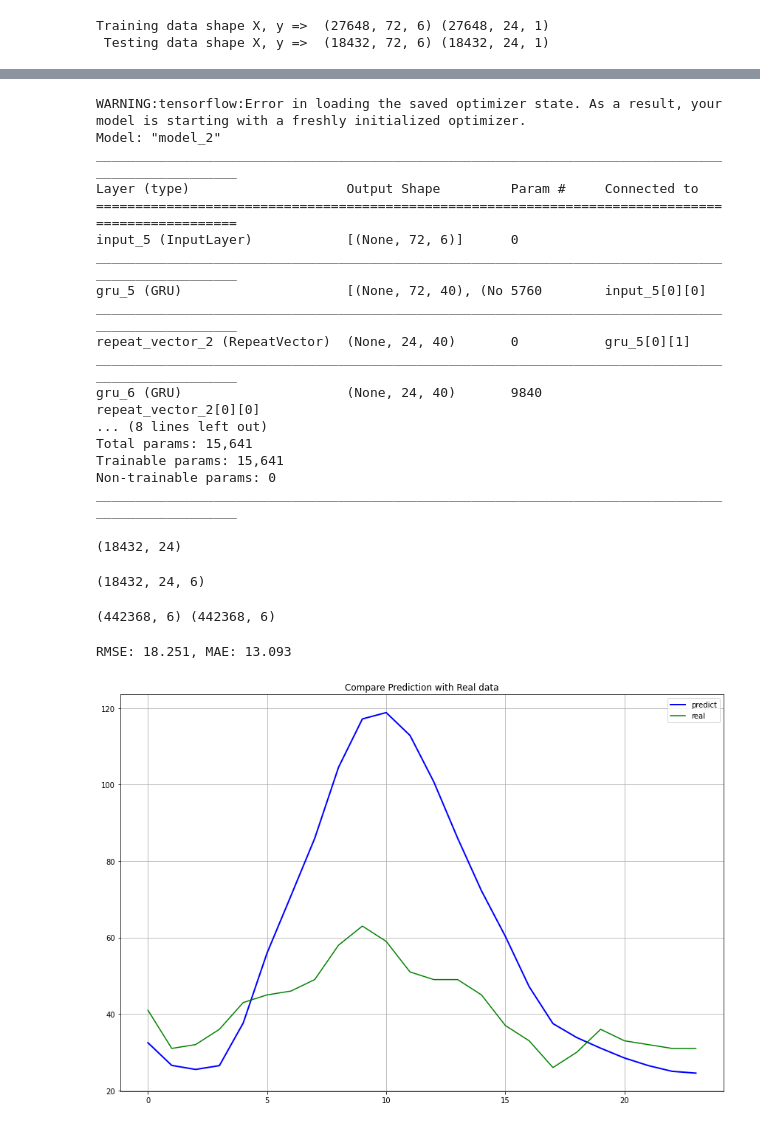
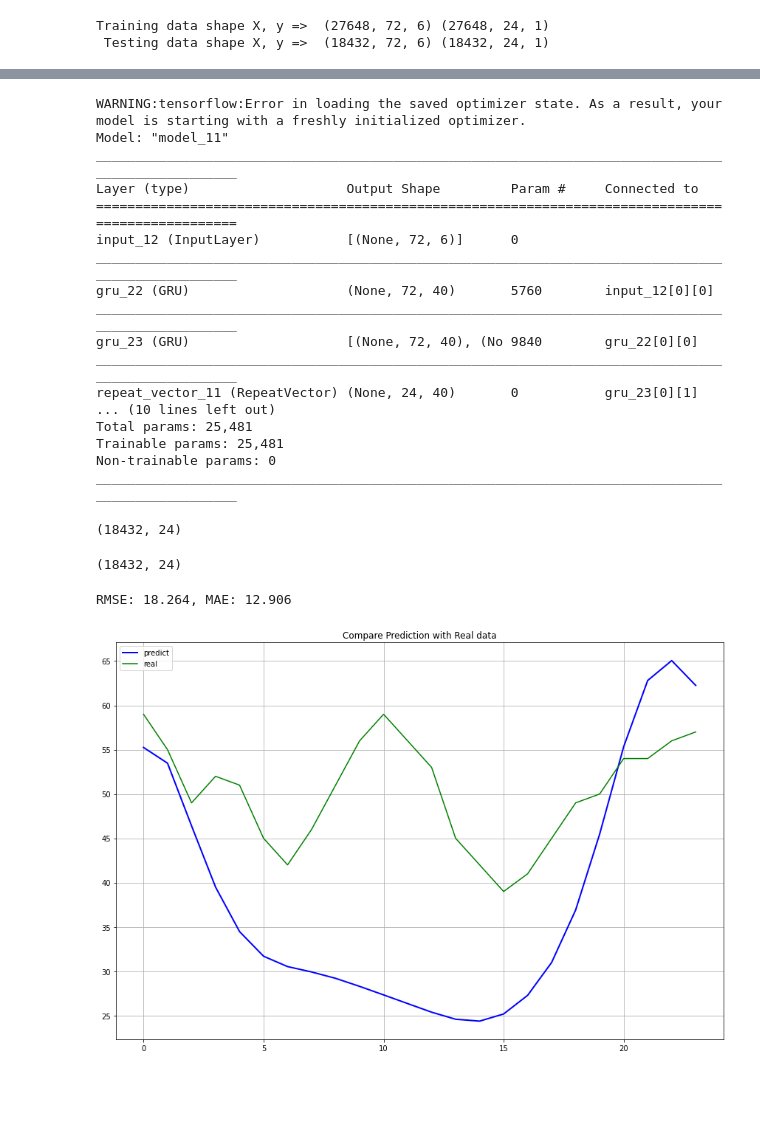
Before and after one commit to xiaopc/air_quality, a Jupyter notebook: fit.ipynb, the cells around one changed output, grey strips where cells are left out. Drawn from its saved outputs; the diff is of its cells as text; code cells hidden in the pictures; blank space fills up the shorter version.

Commit message:
🔰 new scaler 🐷 just gru

```diff
--- a/fit.ipynb
+++ b/fit.ipynb
@@ -60,8 +85,5 @@ scaler = MinMaxScaler(feature_range=(0, 1))
 # %%
-# scale, convert, filter
-values = dataset.values.astype('float32')
-scaled = scaler.fit_transform(values) # num item normalize
-
+# convert, filter
 hours_back = 3 * 24
 hours_ahead = 24
 reframed = series_to_supervised(scaled, hours_back, hours_ahead)
@@ -133,24 +150,24 @@ print(f.attrs.get('keras_version'))
 # load model
 from tensorflow.keras.models import load_model
 
-model = load_model('records/26_model.h5')
+model = load_model('records/34p_model.h5')
 model.summary()
 # %% [output]
 WARNING:tensorflow:Error in loading the saved optimizer state. As a result, your model is starting with a freshly initialized optimizer.
-Model: "model_2"
+Model: "model_11"
 __________________________________________________________________________________________________
 Layer (type)                    Output Shape         Param #     Connected to
 ==================================================================================================
-input_5 (InputLayer)            [(None, 72, 6)]      0
+input_12 (InputLayer)           [(None, 72, 6)]      0
 __________________________________________________________________________________________________
-gru_5 (GRU)                     [(None, 72, 40), (No 5760        input_5[0][0]
+gru_22 (GRU)                    (None, 72, 40)       5760        input_12[0][0]
 __________________________________________________________________________________________________
-repeat_vector_2 (RepeatVector)  (None, 24, 40)       0           gru_5[0][1]
+gru_23 (GRU)                    [(None, 72, 40), (No 9840        gru_22[0][0]
 __________________________________________________________________________________________________
-gru_6 (GRU)                     (None, 24, 40)       9840        repeat_vector_2[0][0]
-... (8 lines left out)
-Total params: 15,641
-Trainable params: 15,641
+repeat_vector_11 (RepeatVector) (None, 24, 40)       0           gru_23[0][1]
+... (10 lines left out)
+Total params: 25,481
+Trainable params: 25,481
 Non-trainable params: 0
 __________________________________________________________________________________________________
 # %%
@@ -164,11 +181,9 @@ print(yhat.shape)
 # %% [output]
 (18432, 24)
 # %%
-# reshape unfiltered test data
+# real y
 y_all_features = test_unfiltered[:, -hours_ahead * input_features:].reshape((test_unfiltered.shape[0], hours_ahead, input_features))
-# replace unfiltered data with yhat
-y_all_features_replace = y_all_features.copy()
-y_all_features_replace[:, :, 4] = yhat
-print(y_all_features_replace.shape)
+y_o3 = y_all_features[:, :, 4]
+print(y_o3.shape)
 # %% [output]
-(18432, 24, 6)
+(18432, 24)
@@ -181,7 +189,0 @@ print(y_all_features_replace)
-# %%
-# un-scale to original
-inv_y = scaler.inverse_transform(y_all_features.reshape((-1, y_all_features.shape[2])))
-inv_yhat = scaler.inverse_transform(y_all_features_replace.reshape((-1, y_all_features_replace.shape[2])))
-print(inv_y.shape, inv_yhat.shape)
-# %% [output]
-(442368, 6) (442368, 6)
@@ -192,32 +190,35 @@ print(inv_yhat[:, 4])
+# %%
+inv_y = scaler.inverse(pd.DataFrame(y_o3.reshape(-1, 1), columns=['o3']))
+inv_yhat = scaler.inverse(pd.DataFrame(yhat.reshape(-1, 1), columns=['o3']))
 # %%
 # calc rmse
 from math import sqrt
 from sklearn import metrics
 from sklearn.metrics import mean_squared_error, mean_absolute_error
-rmse = mean_squared_error(inv_y[:, 4], inv_yhat[:, 4], squared=False)
-mae = mean_absolute_error(inv_y[:, 4], inv_yhat[:, 4])
+rmse = mean_squared_error(inv_y['o3'], inv_yhat['o3'], squared=False)
+mae = mean_absolute_error(inv_y['o3'], inv_yhat['o3'])
 label = 'RMSE: %.3f, MAE: %.3f' % (rmse, mae)
 print(label)
 # %% [output]
-RMSE: 18.251, MAE: 13.093
+RMSE: 18.264, MAE: 12.906
 # %%
 # draw plot
 from matplotlib import pyplot
 %matplotlib inline
 
-offset_hours = 18 * 24
-yhat_offset = inv_yhat[offset_hours * 24 : offset_hours * 24 + 24, 4]
-y_offset = inv_y[offset_hours * 24 : offset_hours * 24 + 24, 4]
+offset_hours = 90 * 24
+yhat_offset = inv_yhat[offset_hours * 24 : offset_hours * 24 + 24]
+y_offset = inv_y[offset_hours * 24 : offset_hours * 24 + 24]
 
 fig = pyplot.figure(figsize=(12, 8))
 axes = fig.add_subplot(1, 1, 1)
 period = 240
 line1, = axes.plot(range(len(yhat_offset)), yhat_offset, 'b', label = 'predict', linewidth=2)
 line2, = axes.plot(range(len(y_offset)), y_offset, 'g', label = 'real')
 axes.grid()
 fig.tight_layout()
 pyplot.legend(handles = [line1, line2])
 pyplot.title('Compare Prediction with Real data')
 pyplot.show()
 # %% [output]
-[figure, old version]
+[figure, new version]
```
Also changed, not shown: parts of 8 cells of this notebook, 27 other files.
